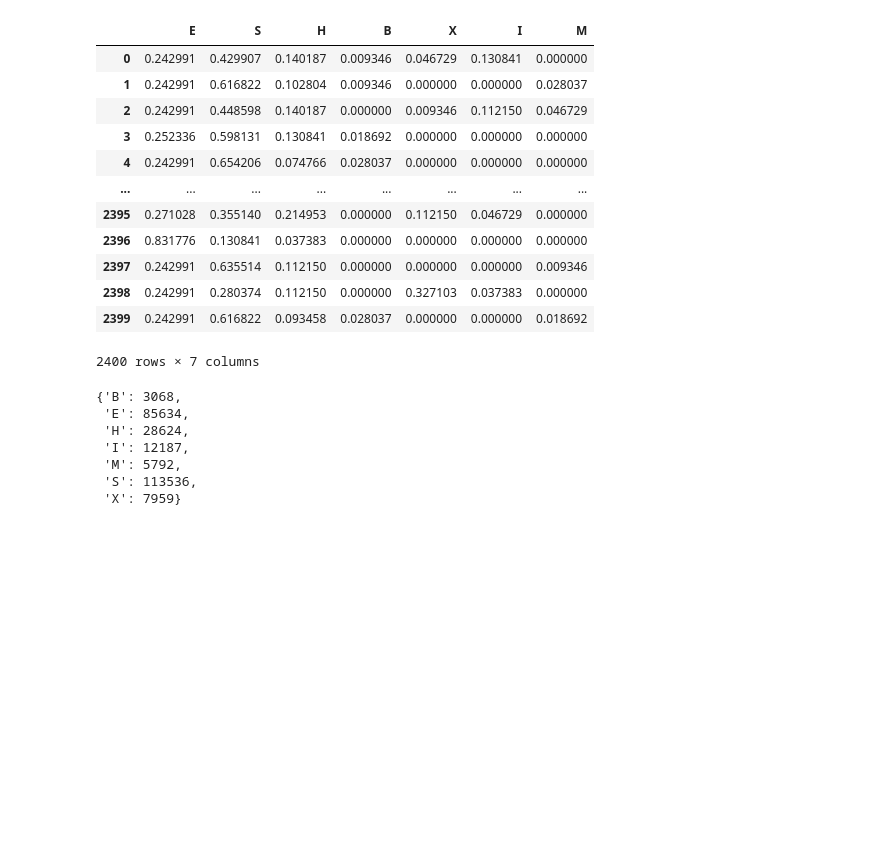
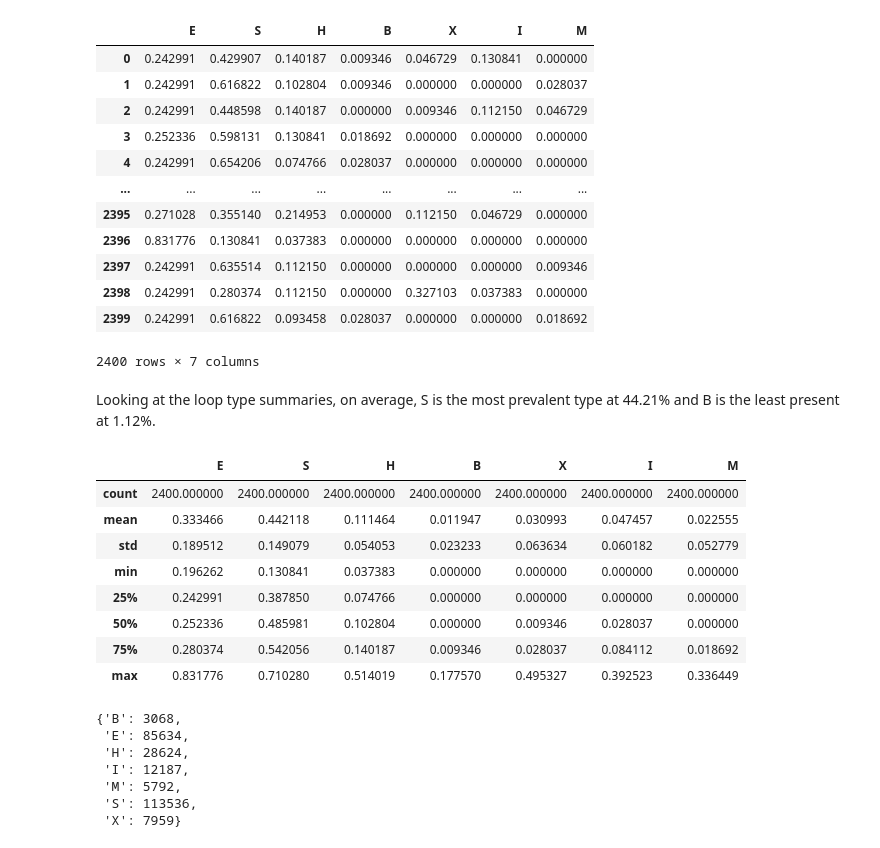
Before and after one commit to bruce-lam/W207_Final_Zhu_Yu_Lam, a Jupyter notebook: W207 Final Project Yu_ Zhu_ Lam.ipynb, the cells around one changed output. Cells and saved outputs as stored; diff of their text form; code cells hidden in the pictures; blank space fills up the shorter version.

```diff
--- a/W207 Final Project Yu_ Zhu_ Lam.ipynb
+++ b/W207 Final Project Yu_ Zhu_ Lam.ipynb
@@ -343,6 +376,23 @@ loops
 | 2398 | 0.242991 | 0.280374 | 0.112150 | 0.000000 | 0.327103 | 0.037383 | 0.000000 |
 | 2399 | 0.242991 | 0.616822 | 0.093458 | 0.028037 | 0.000000 | 0.000000 | 0.018692 |
 2400 rows × 7 columns
+# %% [markdown]
+Looking at the loop type summaries, on average, S is the most prevalent type at 44.21% and B is the least present at 1.12%.
+# %%
+include =['object', 'float', 'int']
+loops_summary = loops.describe(include = include)
+
+loops_summary
+# %% [output]
+|  | E | S | H | B | X | I | M |
+| count | 2400.000000 | 2400.000000 | 2400.000000 | 2400.000000 | 2400.000000 | 2400.000000 | 2400.000000 |
+| mean | 0.333466 | 0.442118 | 0.111464 | 0.011947 | 0.030993 | 0.047457 | 0.022555 |
+| std | 0.189512 | 0.149079 | 0.054053 | 0.023233 | 0.063634 | 0.060182 | 0.052779 |
+| min | 0.196262 | 0.130841 | 0.037383 | 0.000000 | 0.000000 | 0.000000 | 0.000000 |
+| 25% | 0.242991 | 0.387850 | 0.074766 | 0.000000 | 0.000000 | 0.000000 | 0.000000 |
+| 50% | 0.252336 | 0.485981 | 0.102804 | 0.000000 | 0.009346 | 0.028037 | 0.000000 |
+| 75% | 0.280374 | 0.542056 | 0.140187 | 0.009346 | 0.028037 | 0.084112 | 0.018692 |
+| max | 0.831776 | 0.710280 | 0.514019 | 0.177570 | 0.495327 | 0.392523 | 0.336449 |
 # %%
 res_dict = {'E':0, 'S':0, 'H':0, 'B':0, 'X':0, 'I':0, 'M':0}
 for prediction in range(len(full_train)):
```
Also changed, not shown: parts of 11 cells of this notebook.
